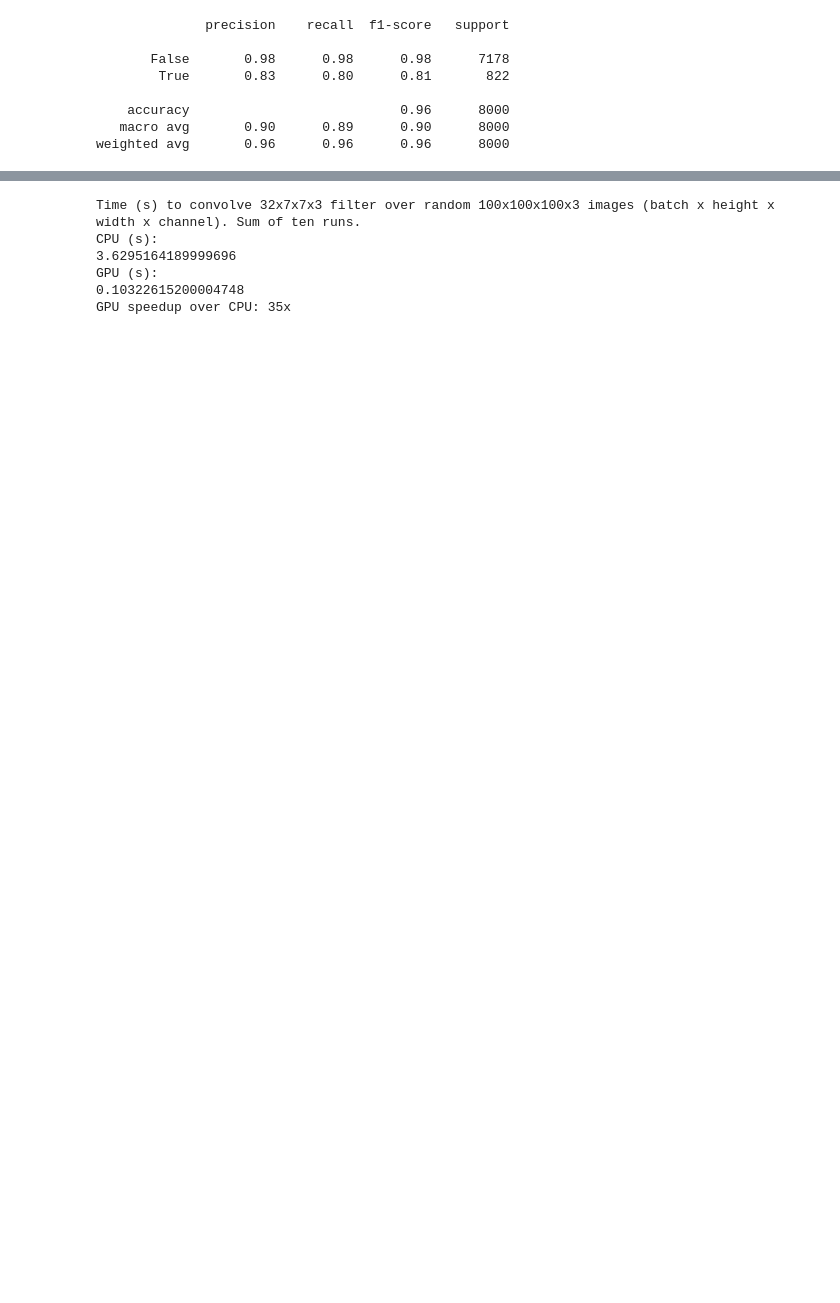
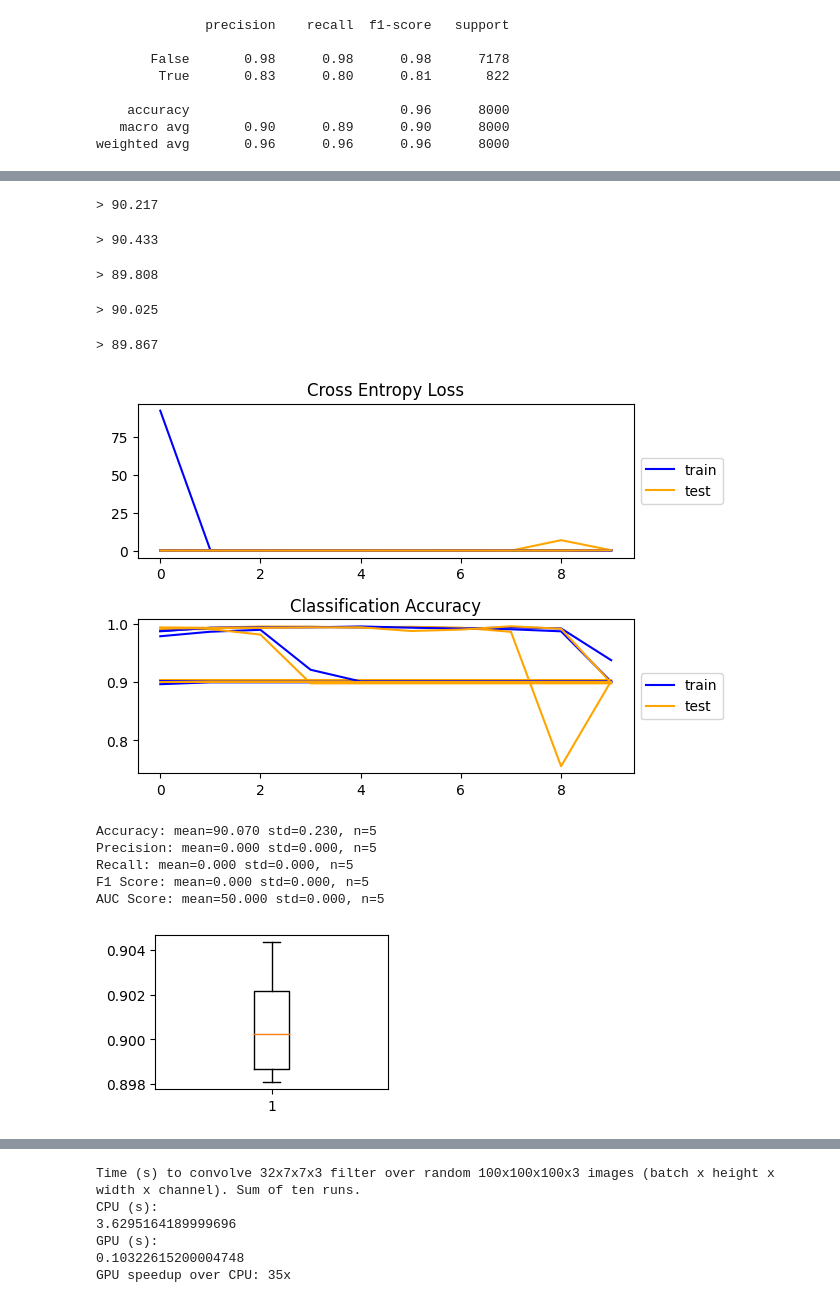
Before and after one commit to chaosagent86/machine_learning, a Jupyter notebook: Abschlussprojekt.ipynb, the cells around one changed output, grey strips where cells are left out. Saved outputs shown, nothing was run; the diff lists cells and outputs as text; code cells hidden in the pictures; blank space fills up the shorter version.

```diff
--- a/Abschlussprojekt.ipynb
+++ b/Abschlussprojekt.ipynb
@@ -845,0 +791,21 @@ Dieser oben genannte Geschwindigkeitsvorteil wird auch in folgendem Code seitens
+# %%
+# adapt learning rate and keep other hyperparameters constant
+learning_rate = 0.1
+batch_size = 32
+n_folds = 5
+nr_epochs = 10
+
+run_test_harness(n_folds, nr_epochs, batch_size, learning_rate)
+# %% [output]
+> 90.217
+> 90.433
+> 89.808
+> 90.025
+> 89.867
+[figure, added]
+Accuracy: mean=90.070 std=0.230, n=5
+Precision: mean=0.000 std=0.000, n=5
+Recall: mean=0.000 std=0.000, n=5
+F1 Score: mean=0.000 std=0.000, n=5
+AUC Score: mean=50.000 std=0.000, n=5
+[figure, added]
```
Also changed, not shown: parts of 120 cells of this notebook.
